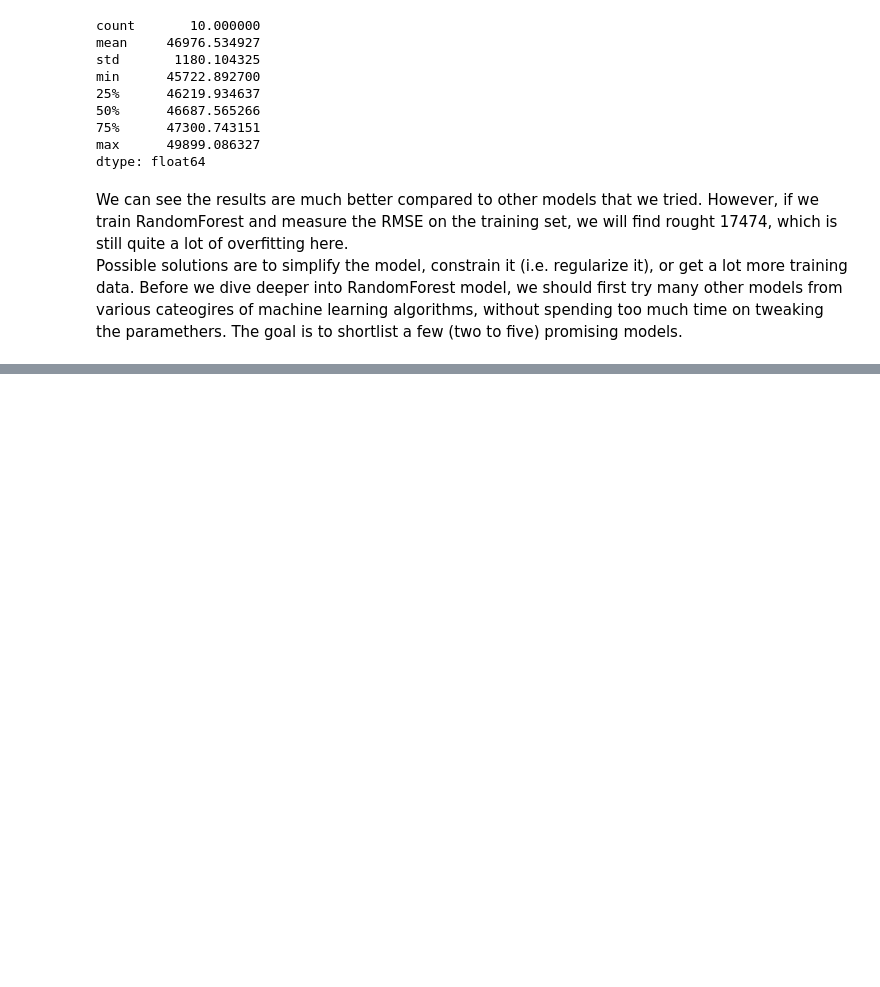
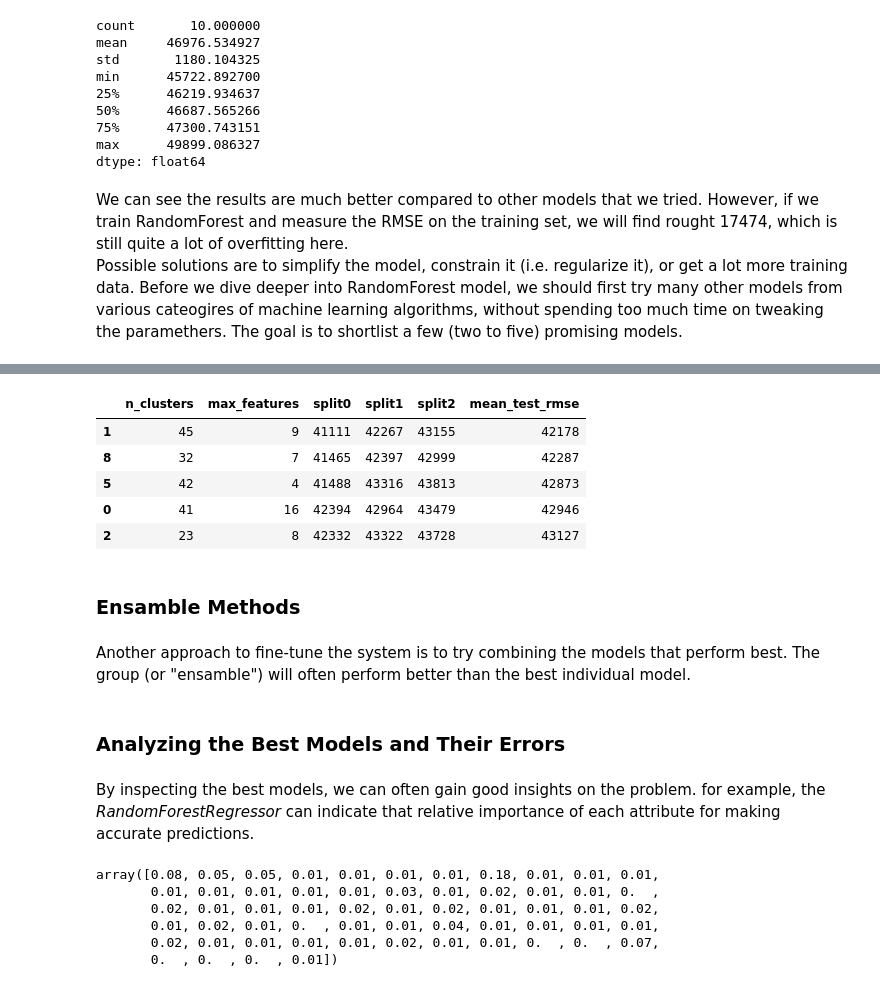
Before and after one commit to PawelMizura/Hands-On_ML, a Jupyter notebook: project_notebook.ipynb, the cells around one changed output, grey strips where cells are left out. Cells and saved outputs as stored; diff of their text form; code cells hidden in the pictures; blank space fills up the shorter version.

```diff
--- a/project_notebook.ipynb
+++ b/project_notebook.ipynb
@@ -1080,0 +1194,12 @@ Possible solutions are to simplify the model, constrain it (i.e. regularize it),
+# %%
+from sklearn.model_selection import RandomizedSearchCV
+from scipy.stats import randint
+
+param_distribs = {'preprocessing__geo__n_clusters': randint(low=3, high=50),
+                  'random_forest__max_features': randint(low=2, high=20)}
+
+rnd_search = RandomizedSearchCV(
+    full_pipeline, param_distributions=param_distribs, n_iter=10, cv=3,
+    scoring='neg_root_mean_squared_error', random_state=42)
+
+rnd_search.fit(housing_cleaned, housing_labels_cleaned)
@@ -1080,0 +1223,36 @@ Possible solutions are to simplify the model, constrain it (i.e. regularize it),
+# %%
+# displays the random search results
+cv_res = pd.DataFrame(rnd_search.cv_results_)
+cv_res.sort_values(by="mean_test_score", ascending=False, inplace=True)
+cv_res = cv_res[["param_preprocessing__geo__n_clusters",
+                 "param_random_forest__max_features", "split0_test_score",
+                 "split1_test_score", "split2_test_score", "mean_test_score"]]
+cv_res.columns = ["n_clusters", "max_features"] + score_cols
+cv_res[score_cols] = -cv_res[score_cols].round().astype(np.int64)
+cv_res.head()
+# %% [output]
+|  | n_clusters | max_features | split0 | split1 | split2 | mean_test_rmse |
+| 1 | 45 | 9 | 41111 | 42267 | 43155 | 42178 |
+| 8 | 32 | 7 | 41465 | 42397 | 42999 | 42287 |
+| 5 | 42 | 4 | 41488 | 43316 | 43813 | 42873 |
+| 0 | 41 | 16 | 42394 | 42964 | 43479 | 42946 |
+| 2 | 23 | 8 | 42332 | 43322 | 43728 | 43127 |
+# %% [markdown]
+### Ensamble Methods
+# %% [markdown]
+Another approach to fine-tune the system is to try combining the models that perform best. The group (or "ensamble") will often perform better than the best individual model.
+# %% [markdown]
+### Analyzing the Best Models and Their Errors
+# %% [markdown]
+By inspecting the best models, we can often gain good insights on the problem. for example, the *RandomForestRegressor* can indicate that relative importance of each attribute for making accurate predictions.
+# %%
+final_model = rnd_search.best_estimator_  # includes preprocessing
+feature_importances = final_model["random_forest"].feature_importances_
+feature_importances.round(2)
+# %% [output]
+array([0.08, 0.05, 0.05, 0.01, 0.01, 0.01, 0.01, 0.18, 0.01, 0.01, 0.01,
+       0.01, 0.01, 0.01, 0.01, 0.01, 0.03, 0.01, 0.02, 0.01, 0.01, 0.  ,
+       0.02, 0.01, 0.01, 0.01, 0.02, 0.01, 0.02, 0.01, 0.01, 0.01, 0.02,
+       0.01, 0.02, 0.01, 0.  , 0.01, 0.01, 0.04, 0.01, 0.01, 0.01, 0.01,
+       0.02, 0.01, 0.01, 0.01, 0.01, 0.02, 0.01, 0.01, 0.  , 0.  , 0.07,
+       0.  , 0.  , 0.  , 0.01])
```
Also changed, not shown: parts of 28 cells of this notebook.
